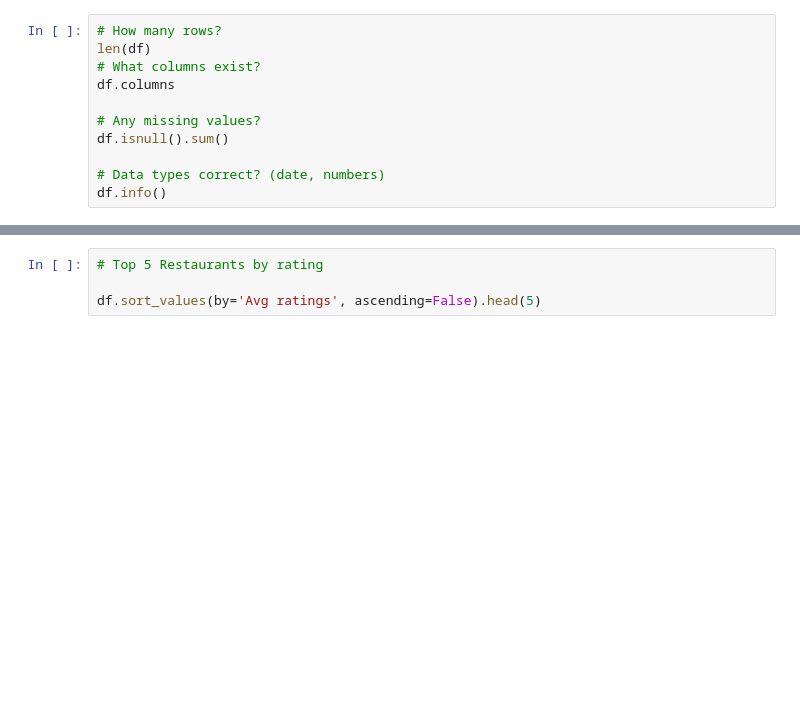
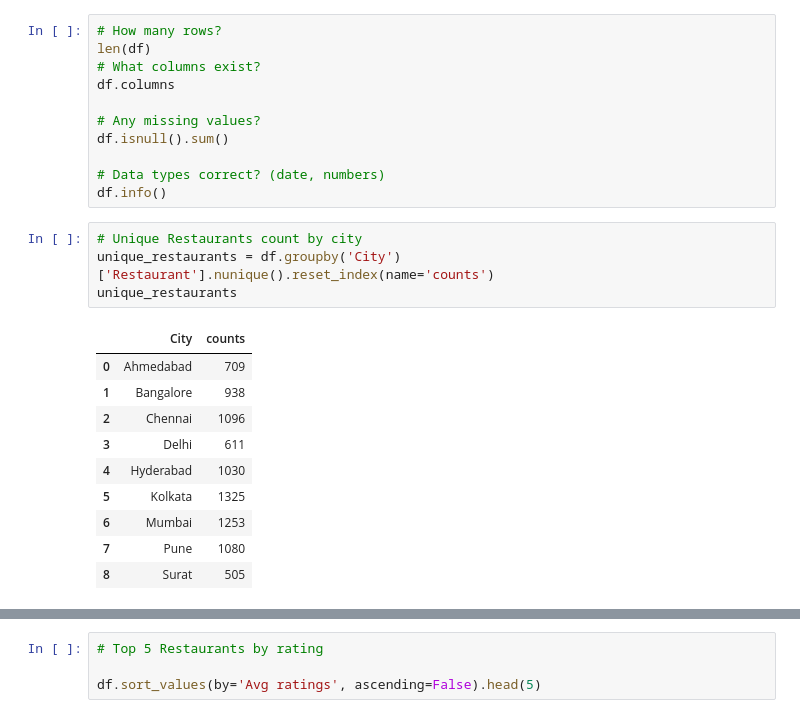
Before and after one commit to kirankumare25/Swiggy-Performance-analysis, a Jupyter notebook: analysis.ipynb, the cells around one changed output, grey strips where cells are left out. Saved outputs shown, nothing was run; the diff lists cells and outputs as text; blank space fills up the shorter version.

```diff
--- a/analysis.ipynb
+++ b/analysis.ipynb
@@ -24,3 +24,18 @@ df.isnull().sum()
 
 # Data types correct? (date, numbers)
 df.info()
+# %%
+# Unique Restaurants count by city
+unique_restaurants = df.groupby('City')['Restaurant'].nunique().reset_index(name='counts')
+unique_restaurants
+# %% [output]
+|  | City | counts |
+| 0 | Ahmedabad | 709 |
+| 1 | Bangalore | 938 |
+| 2 | Chennai | 1096 |
+| 3 | Delhi | 611 |
+| 4 | Hyderabad | 1030 |
+| 5 | Kolkata | 1325 |
+| 6 | Mumbai | 1253 |
+| 7 | Pune | 1080 |
+| 8 | Surat | 505 |
```
Also changed, not shown: parts of 9 cells of this notebook.
